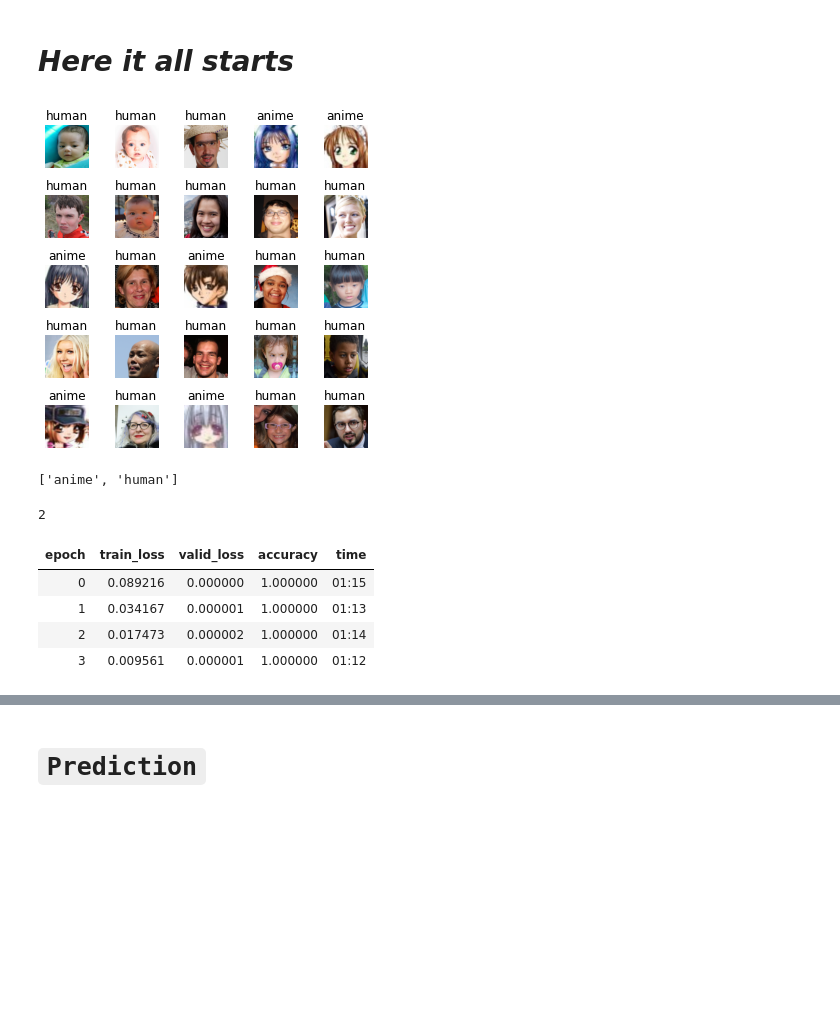
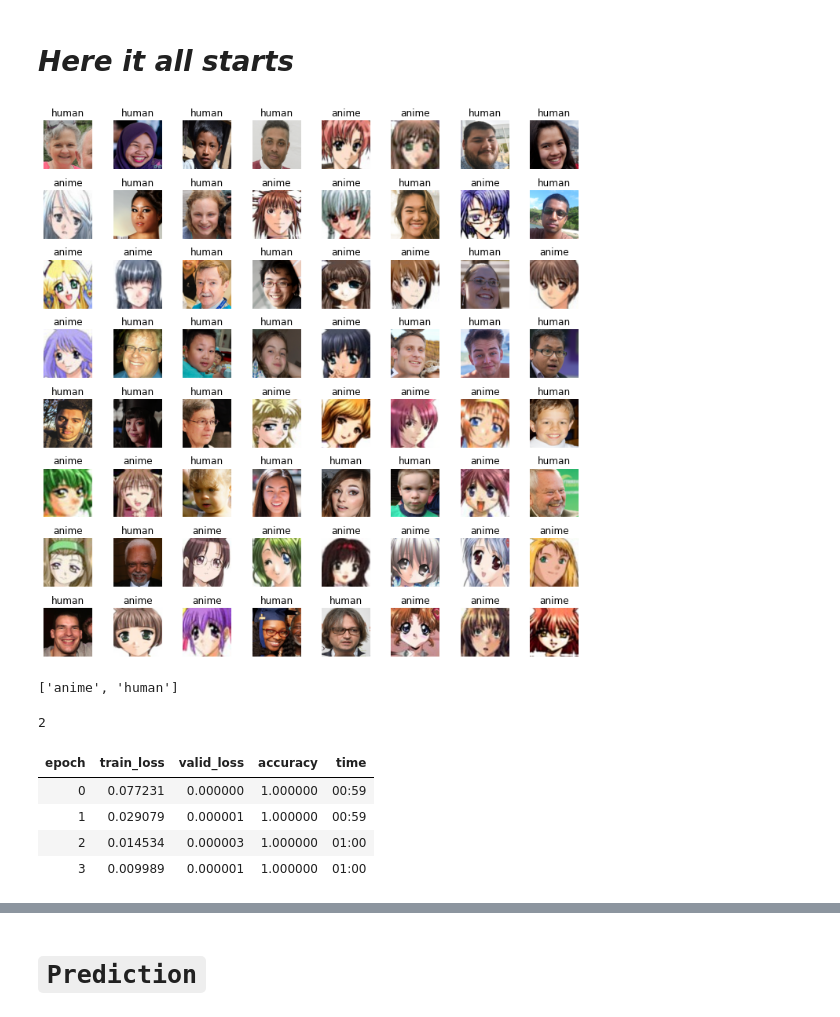
Before and after one commit to sanyam1992000/Geeksman_AISquad_Project1_Sanyam, a Jupyter notebook: anime v_s humans.ipynb, the cells around one changed output, grey strips where cells are left out. Drawn from its saved outputs; the diff is of its cells as text; code cells hidden in the pictures; blank space fills up the shorter version.

```diff
--- a/anime v_s humans.ipynb
+++ b/anime v_s humans.ipynb
@@ -144,10 +145,10 @@ Downloading anime-faces-vs-human-faces.zip to /content
 # %%
 tfms = get_transforms(do_flip=True)
-data = ImageDataBunch.from_folder( Path("/content/Data"), valid_pct=0.2, bs=64, size=224, ds_tfms=get_transforms())
+data = ImageDataBunch.from_folder( Path("/content/Data"), valid_pct=0.2, bs=64, size=224, ds_tfms=get_transforms()).normalize(imagenet_stats)
 # %%
-data.show_batch(rows=5, figsize=(5,5))
+data.show_batch(rows=10, figsize=(10,10))
 # %% [output]
-[figure, old version]
+[figure, new version]
 # %%
 print(data.classes)
 len(data.classes)
@@ -165,10 +168,10 @@ ImageFile.LOAD_TRUNCATED_IMAGES = True
 learn.fit_one_cycle(4)
 # %% [output]
 | epoch | train_loss | valid_loss | accuracy | time |
-| 0 | 0.089216 | 0.000000 | 1.000000 | 01:15 |
-| 1 | 0.034167 | 0.000001 | 1.000000 | 01:13 |
-| 2 | 0.017473 | 0.000002 | 1.000000 | 01:14 |
-| 3 | 0.009561 | 0.000001 | 1.000000 | 01:12 |
+| 0 | 0.077231 | 0.000000 | 1.000000 | 00:59 |
+| 1 | 0.029079 | 0.000001 | 1.000000 | 00:59 |
+| 2 | 0.014534 | 0.000003 | 1.000000 | 01:00 |
+| 3 | 0.009989 | 0.000001 | 1.000000 | 01:00 |
 # %%
 os.makedirs("/content/drive/My Drive/dl_projects/anime_faces_vs_human_faces",exist_ok=True)
 dir = "/content/drive/My Drive/dl_projects/anime_faces_vs_human_faces"
```
Also changed, not shown: parts of 15 cells of this notebook.
